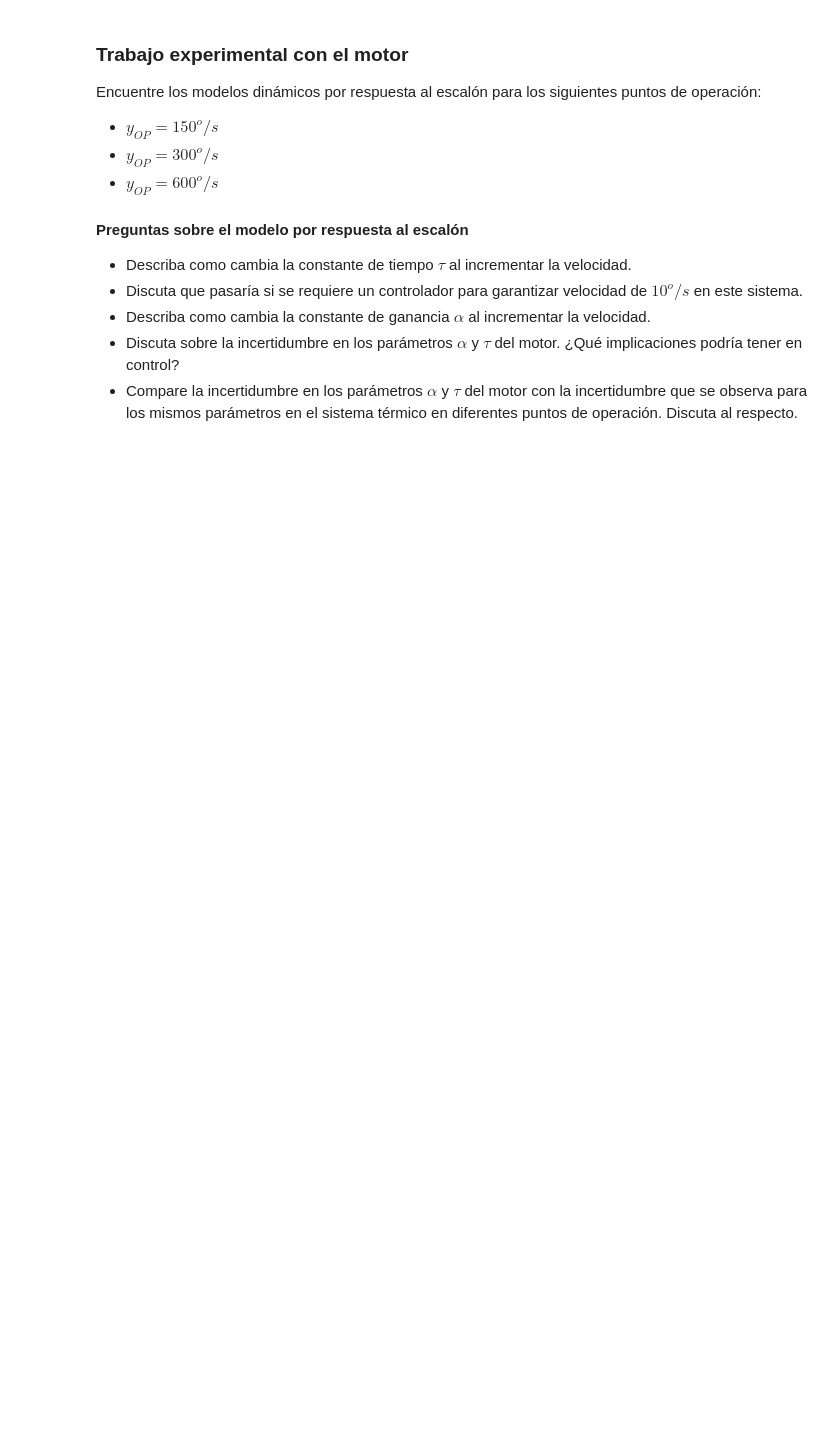
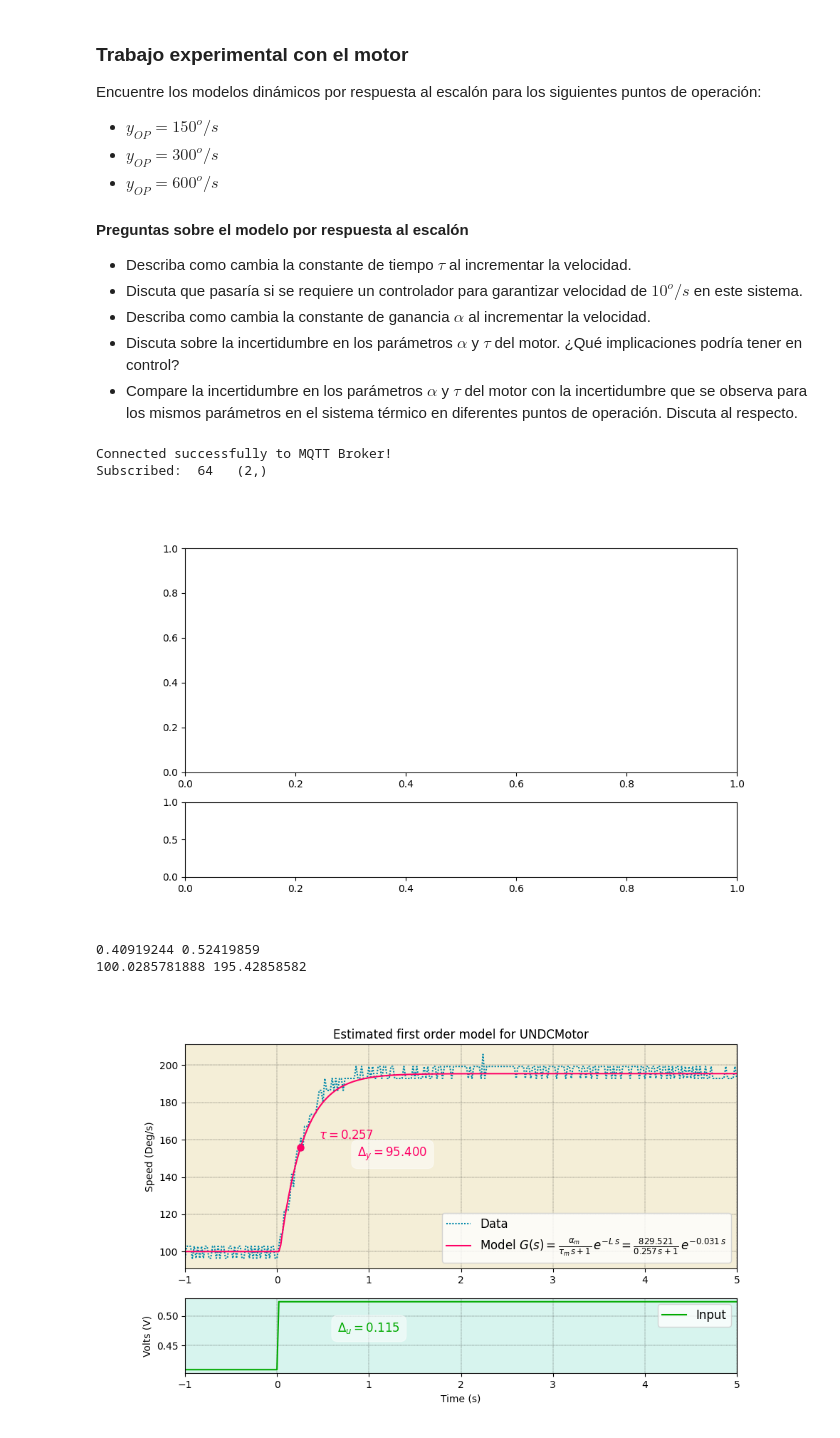
Before and after one commit to wabohorquezr/2025-II, a Jupyter notebook: Control/Guias/guia1a-Identificacion_curva_de_reaccion.ipynb, the cells around one changed output. Drawn from its saved outputs; the diff is of its cells as text; code cells hidden in the pictures; blank space fills up the shorter version.

```diff
--- a/Control/Guias/guia1a-Identificacion_curva_de_reaccion.ipynb
+++ b/Control/Guias/guia1a-Identificacion_curva_de_reaccion.ipynb
@@ -262,7 +280,7 @@ ___
 
 A continuación vamos a realizar el trabajo de un modelo estático y dinámico para el Motor DC. Para ello. primero definimos la planta como objeto IoT. Esto lo hacemos a continuación:
 # %%
-my_motor = mot.MotorSystemIoT(plant_number = "PC-M-XX", broker_address = "192.168.1.100")
+my_motor = mot.MotorSystemIoT(plant_number = "PC-M-14", broker_address = "192.168.1.100")
 # %% [markdown]
 ### Modelo estático del Motor DC
 
@@ -334,3 +365,15 @@ Encuentre los modelos dinámicos por respuesta al escalón para los siguientes p
 + Describa como cambia la constante de ganancia $\alpha$ al incrementar la velocidad.
 + Discuta sobre la incertidumbre en los parámetros $\alpha$ y $\tau$ del motor. ¿Qué implicaciones podría tener en control?
 + Compare la incertidumbre en los parámetros $\alpha$ y $\tau$ del motor con la incertidumbre que se observa para los mismos parámetros en el sistema térmico en diferentes puntos de operación. Discuta al respecto.
+# %%
+#Ejemplo
+alpha, tau, L = mot.get_fomodel_step(my_motor, yop = 150)
+plt.savefig("first_order_model_yop_150.pdf", format="png", bbox_inches="tight") # para salvar la figura
+plt.show() # para congelarla en el notebook
+# %% [output]
+Connected successfully to MQTT Broker!
+Subscribed:  64   (2,)
+[figure, added]
+0.40919244 0.52419859
+100.0285781888 195.42858582
+[figure, added]
```
Also changed, not shown: parts of 5 cells of this notebook, 5 other files.
